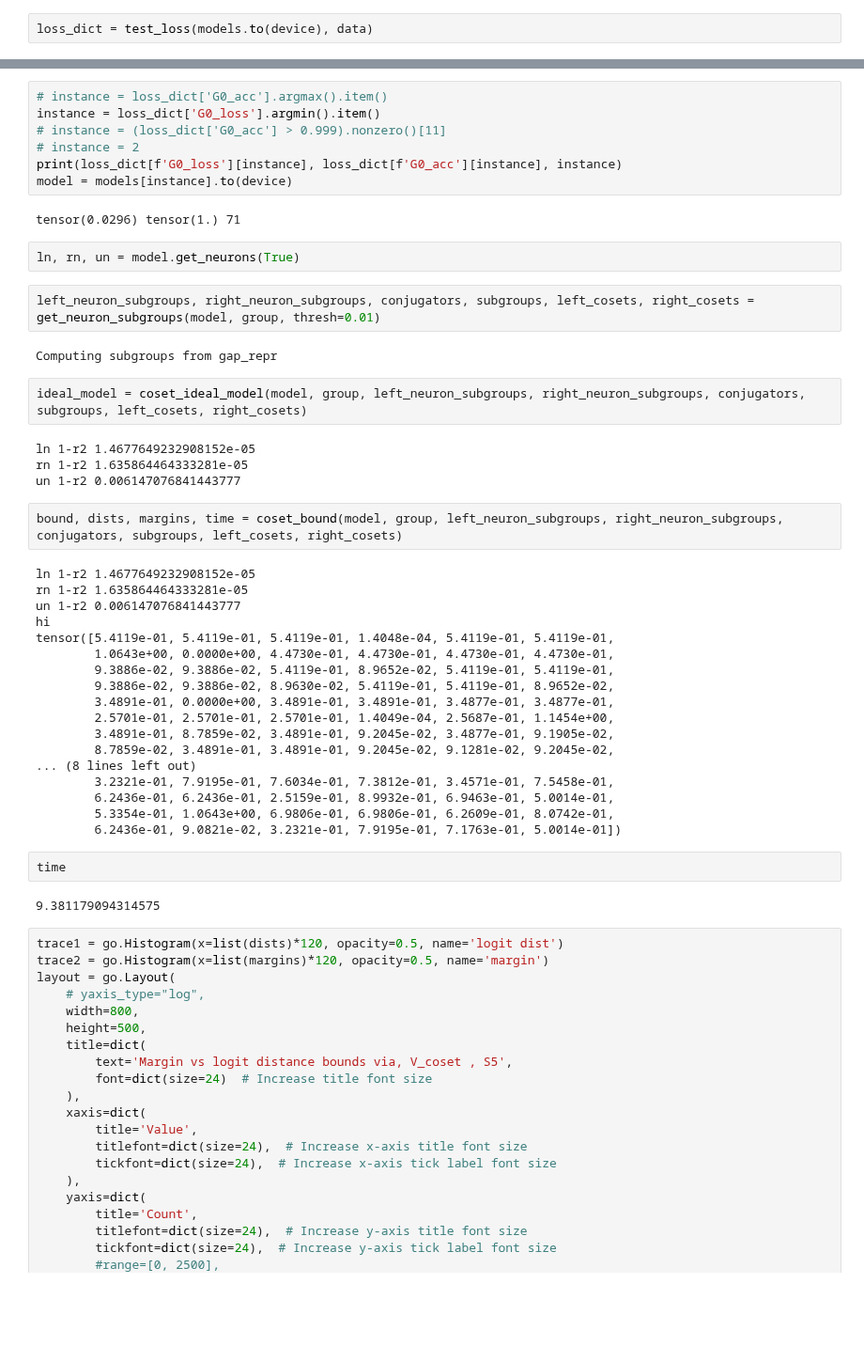
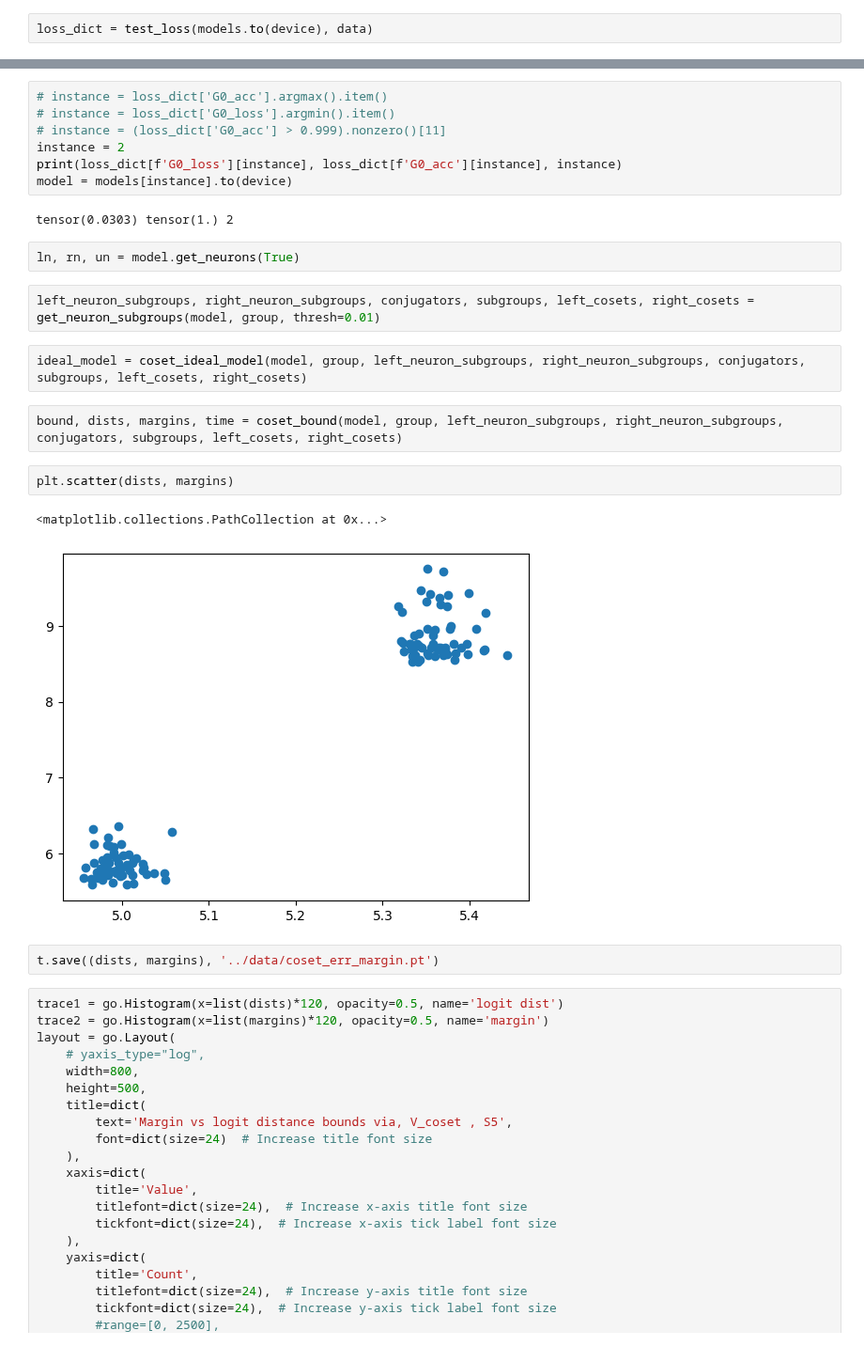
Before and after one commit to LouisYRYJ/Finite-groups, a Jupyter notebook: notebooks/coset_bounds.ipynb, the cells around one changed output, grey strips where cells are left out. Shown at 94% size. Saved outputs shown, nothing was run; the diff lists cells and outputs as text; blank space fills up the shorter version.

```diff
--- a/notebooks/coset_bounds.ipynb
+++ b/notebooks/coset_bounds.ipynb
@@ -88,48 +105,27 @@ loss_dict = test_loss(models.to(device), data)
 # %%
 # instance = loss_dict['G0_acc'].argmax().item()
-instance = loss_dict['G0_loss'].argmin().item()
+# instance = loss_dict['G0_loss'].argmin().item()
 # instance = (loss_dict['G0_acc'] > 0.999).nonzero()[11]
-# instance = 2
+instance = 2
 print(loss_dict[f'G0_loss'][instance], loss_dict[f'G0_acc'][instance], instance)
 model = models[instance].to(device)
 # %% [output]
-tensor(0.0296) tensor(1.) 71
+tensor(0.0303) tensor(1.) 2
 # %%
 ln, rn, un = model.get_neurons(True)
 # %%
 left_neuron_subgroups, right_neuron_subgroups, conjugators, subgroups, left_cosets, right_cosets = get_neuron_subgroups(model, group, thresh=0.01)
-# %% [output]
-Computing subgroups from gap_repr
 # %%
 ideal_model = coset_ideal_model(model, group, left_neuron_subgroups, right_neuron_subgroups, conjugators, subgroups, left_cosets, right_cosets)
-# %% [output]
-ln 1-r2 1.4677649232908152e-05
-rn 1-r2 1.635864464333281e-05
-un 1-r2 0.006147076841443777
 # %%
 bound, dists, margins, time = coset_bound(model, group, left_neuron_subgroups, right_neuron_subgroups, conjugators, subgroups, left_cosets, right_cosets)
-# %% [output]
-ln 1-r2 1.4677649232908152e-05
-rn 1-r2 1.635864464333281e-05
-un 1-r2 0.006147076841443777
-hi
-tensor([5.4119e-01, 5.4119e-01, 5.4119e-01, 1.4048e-04, 5.4119e-01, 5.4119e-01,
-        1.0643e+00, 0.0000e+00, 4.4730e-01, 4.4730e-01, 4.4730e-01, 4.4730e-01,
-        9.3886e-02, 9.3886e-02, 5.4119e-01, 8.9652e-02, 5.4119e-01, 5.4119e-01,
-        9.3886e-02, 9.3886e-02, 8.9630e-02, 5.4119e-01, 5.4119e-01, 8.9652e-02,
-        3.4891e-01, 0.0000e+00, 3.4891e-01, 3.4891e-01, 3.4877e-01, 3.4877e-01,
-        2.5701e-01, 2.5701e-01, 2.5701e-01, 1.4049e-04, 2.5687e-01, 1.1454e+00,
-        3.4891e-01, 8.7859e-02, 3.4891e-01, 9.2045e-02, 3.4877e-01, 9.1905e-02,
-        8.7859e-02, 3.4891e-01, 3.4891e-01, 9.2045e-02, 9.1281e-02, 9.2045e-02,
-... (8 lines left out)
-        3.2321e-01, 7.9195e-01, 7.6034e-01, 7.3812e-01, 3.4571e-01, 7.5458e-01,
-        6.2436e-01, 6.2436e-01, 2.5159e-01, 8.9932e-01, 6.9463e-01, 5.0014e-01,
-        5.3354e-01, 1.0643e+00, 6.9806e-01, 6.9806e-01, 6.2609e-01, 8.0742e-01,
-        6.2436e-01, 9.0821e-02, 3.2321e-01, 7.9195e-01, 7.1763e-01, 5.0014e-01])
 # %%
-time
+plt.scatter(dists, margins)
 # %% [output]
-9.381179094314575
+<matplotlib.collections.PathCollection at 0x...>
+[figure, added]
+# %%
+t.save((dists, margins), '../data/coset_err_margin.pt')
 # %%
 trace1 = go.Histogram(x=list(dists)*120, opacity=0.5, name='logit dist')
 trace2 = go.Histogram(x=list(margins)*120, opacity=0.5, name='margin')
```
Also changed, not shown: parts of 3 cells of this notebook, 1 other file.
